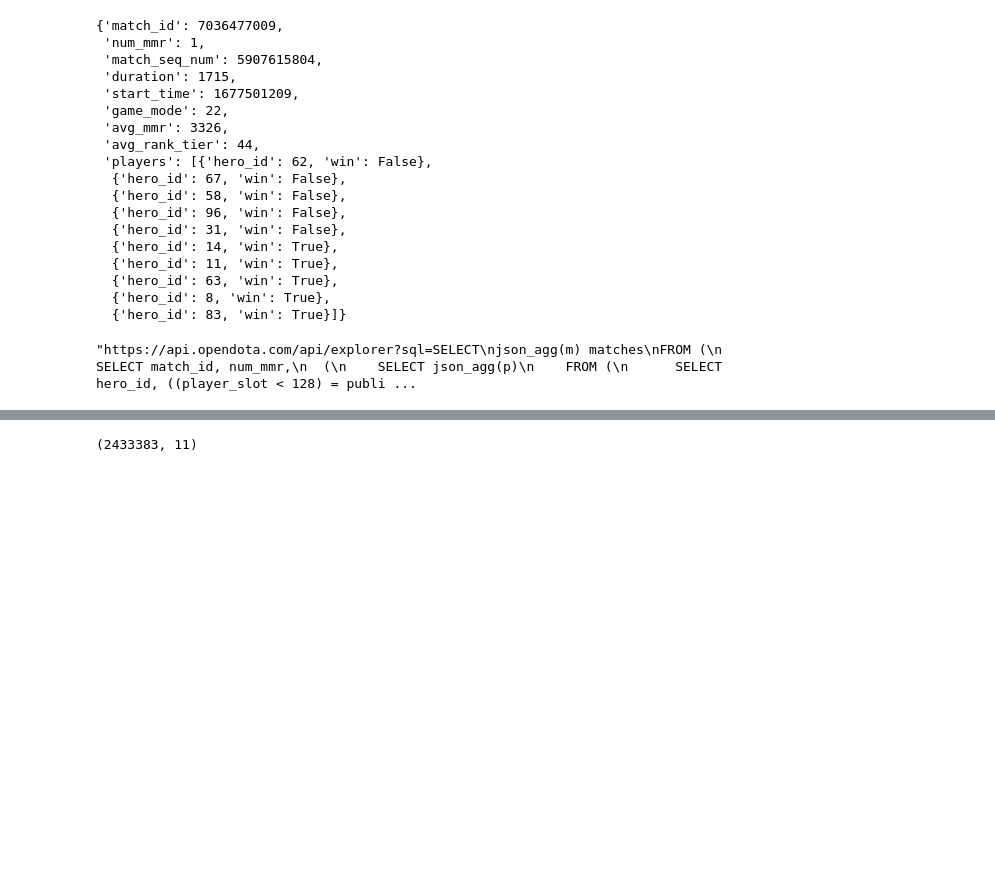
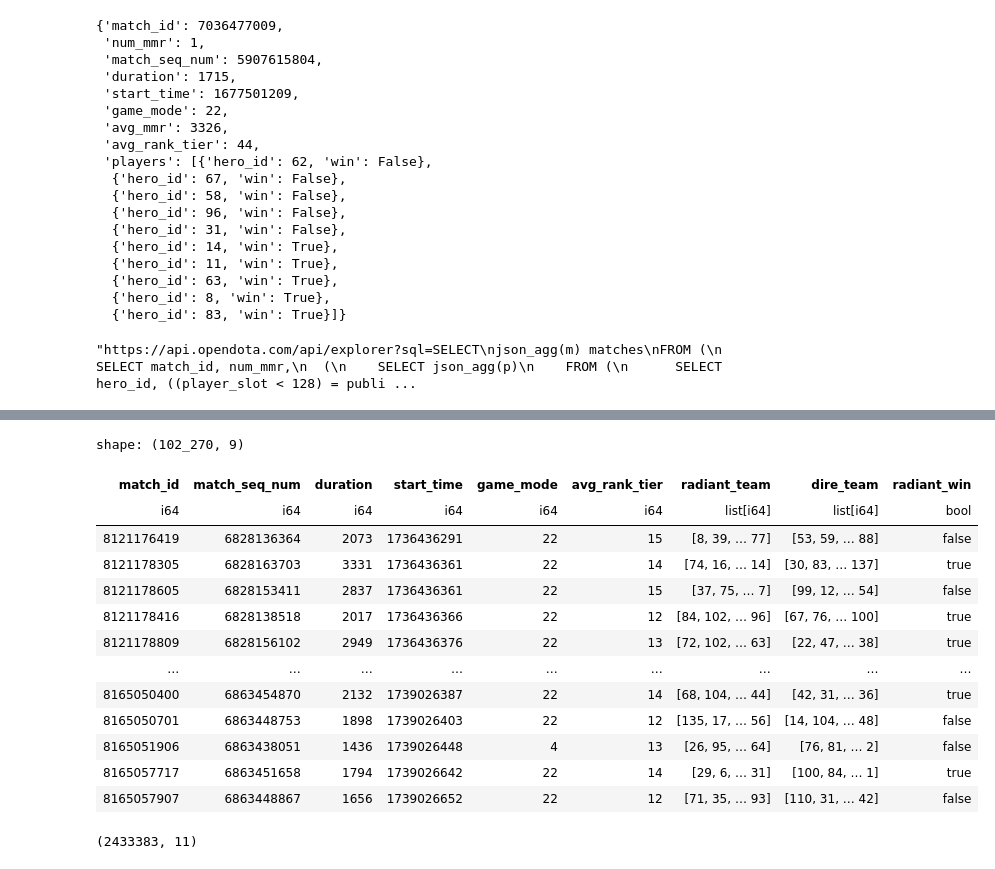
Before and after one commit to Q-c7/runduk-ai, a Jupyter notebook: notebooks/Scrap.ipynb, the cells around one changed output, grey strips where cells are left out. Cells and saved outputs as stored; diff of their text form; code cells hidden in the pictures; blank space fills up the shorter version.

```diff
--- a/notebooks/Scrap.ipynb
+++ b/notebooks/Scrap.ipynb
@@ -192,5 +195,24 @@ ipdb> exit
 # %%
 df.write_parquet('../DATA/tmp_13.05.23.parquet')
+# %%
+df = pl.read_parquet('DATA/tmp_01.09.2025.15.23.46.parquet')  # tmp_03.11.2023.03.58.04.parquet
+# %%
+df.filter(pl.col('avg_rank_tier') < 20)
+# %% [output]
+shape: (102_270, 9)
+| match_id | match_seq_num | duration | start_time | game_mode | avg_rank_tier | radiant_team | dire_team | radiant_win |
+| i64 | i64 | i64 | i64 | i64 | i64 | list[i64] | list[i64] | bool |
+| 8121176419 | 6828136364 | 2073 | 1736436291 | 22 | 15 | [8, 39, … 77] | [53, 59, … 88] | false |
+| 8121178305 | 6828163703 | 3331 | 1736436361 | 22 | 14 | [74, 16, … 14] | [30, 83, … 137] | true |
+| 8121178605 | 6828153411 | 2837 | 1736436361 | 22 | 15 | [37, 75, … 7] | [99, 12, … 54] | false |
+| 8121178416 | 6828138518 | 2017 | 1736436366 | 22 | 12 | [84, 102, … 96] | [67, 76, … 100] | true |
+| 8121178809 | 6828156102 | 2949 | 1736436376 | 22 | 13 | [72, 102, … 63] | [22, 47, … 38] | true |
+| … | … | … | … | … | … | … | … | … |
+| 8165050400 | 6863454870 | 2132 | 1739026387 | 22 | 14 | [68, 104, … 44] | [42, 31, … 36] | true |
+| 8165050701 | 6863448753 | 1898 | 1739026403 | 22 | 12 | [135, 17, … 56] | [14, 104, … 48] | false |
+| 8165051906 | 6863438051 | 1436 | 1739026448 | 4 | 13 | [26, 95, … 64] | [76, 81, … 2] | false |
+| 8165057717 | 6863451658 | 1794 | 1739026642 | 22 | 14 | [29, 6, … 31] | [100, 84, … 1] | true |
+| 8165057907 | 6863448867 | 1656 | 1739026652 | 22 | 12 | [71, 35, … 93] | [110, 31, … 42] | false |
 # %%
 # start = start - datetime.timedelta(days=7)
 # end = end - datetime.timedelta(days=7)
```
Also changed, not shown: parts of 17 cells of this notebook, 14 other files.
